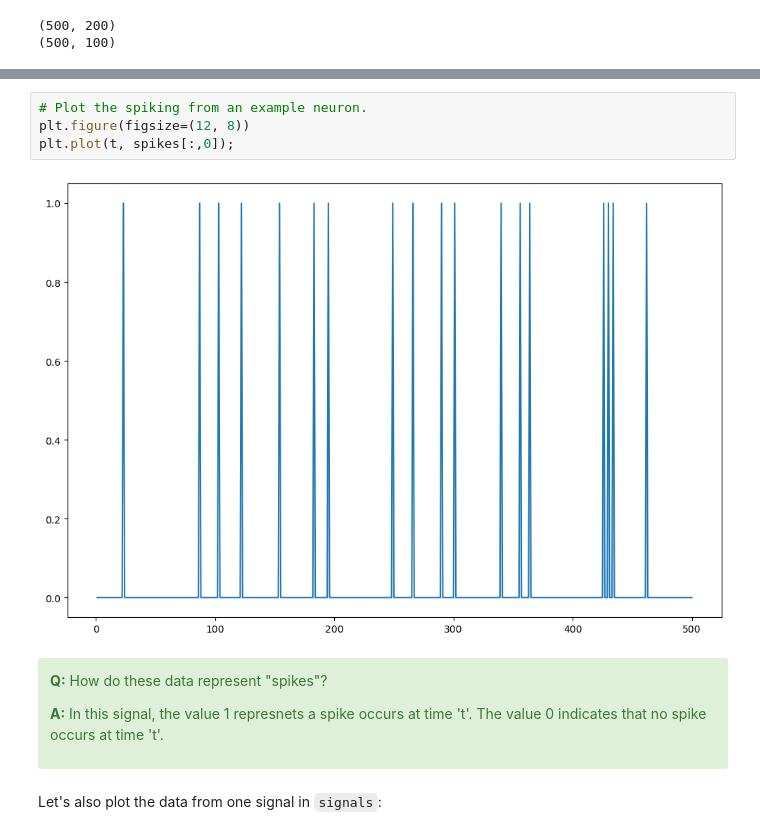
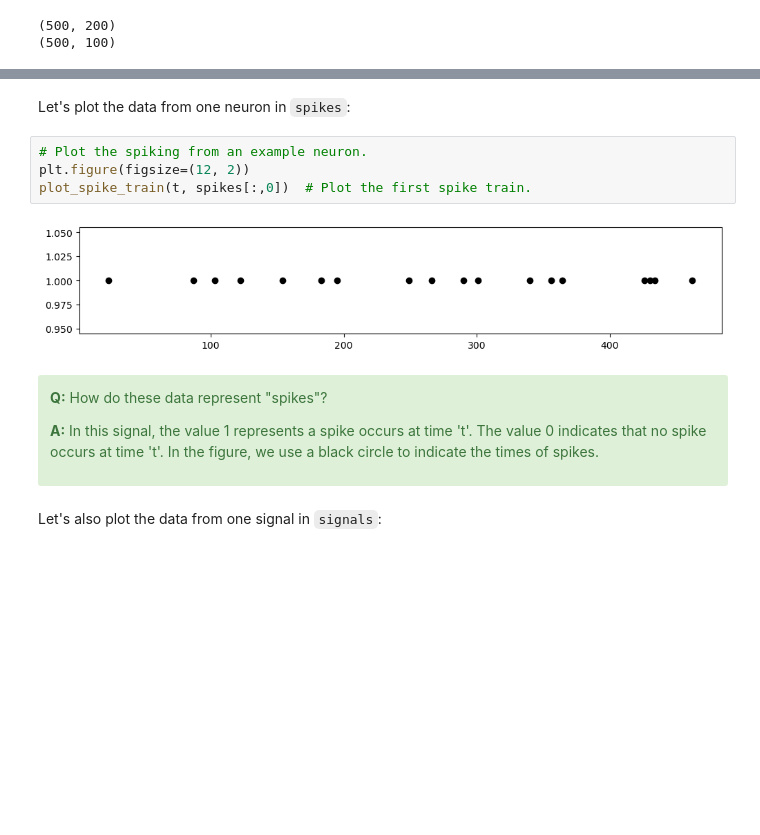
Before and after one commit to Mark-Kramer/METER-Units, a Jupyter notebook: METER_Exploratory.ipynb, the cells around one changed output, grey strips where cells are left out. Drawn from its saved outputs; the diff is of its cells as text; blank space fills up the shorter version.

Commit message:
+ update Exploratory
+ text updates
+ hide function updates
+ figure

```diff
--- a/METER_Exploratory.ipynb
+++ b/METER_Exploratory.ipynb
@@ -84,15 +87,17 @@ Let's plot the data from one neuron in `spikes`:
+# %% [markdown]
+Let's plot the data from one neuron in `spikes`:
 # %%
 # Plot the spiking from an example neuron.
-plt.figure(figsize=(12, 8))
-plt.plot(t, spikes[:,0]);
+plt.figure(figsize=(12, 2))
+plot_spike_train(t, spikes[:,0])  # Plot the first spike train.
 # %% [output]
-[figure, old version]
+[figure, new version]
 # %% [markdown]
 <div class="alert alert-block alert-success">
 
 **Q:** How do these data represent "spikes"?
 
-**A:** In this signal, the value 1 represnets a spike occurs at time 't'. The value 0 indicates that no spike occurs at time 't'.
+**A:** In this signal, the value 1 represents a spike occurs at time 't'. The value 0 indicates that no spike occurs at time 't'. In the figure, we use a black circle to indicate the times of spikes.
 
 </div>
 # %% [markdown]
```
Also changed, not shown: parts of 45 cells of this notebook, 3 other files.
